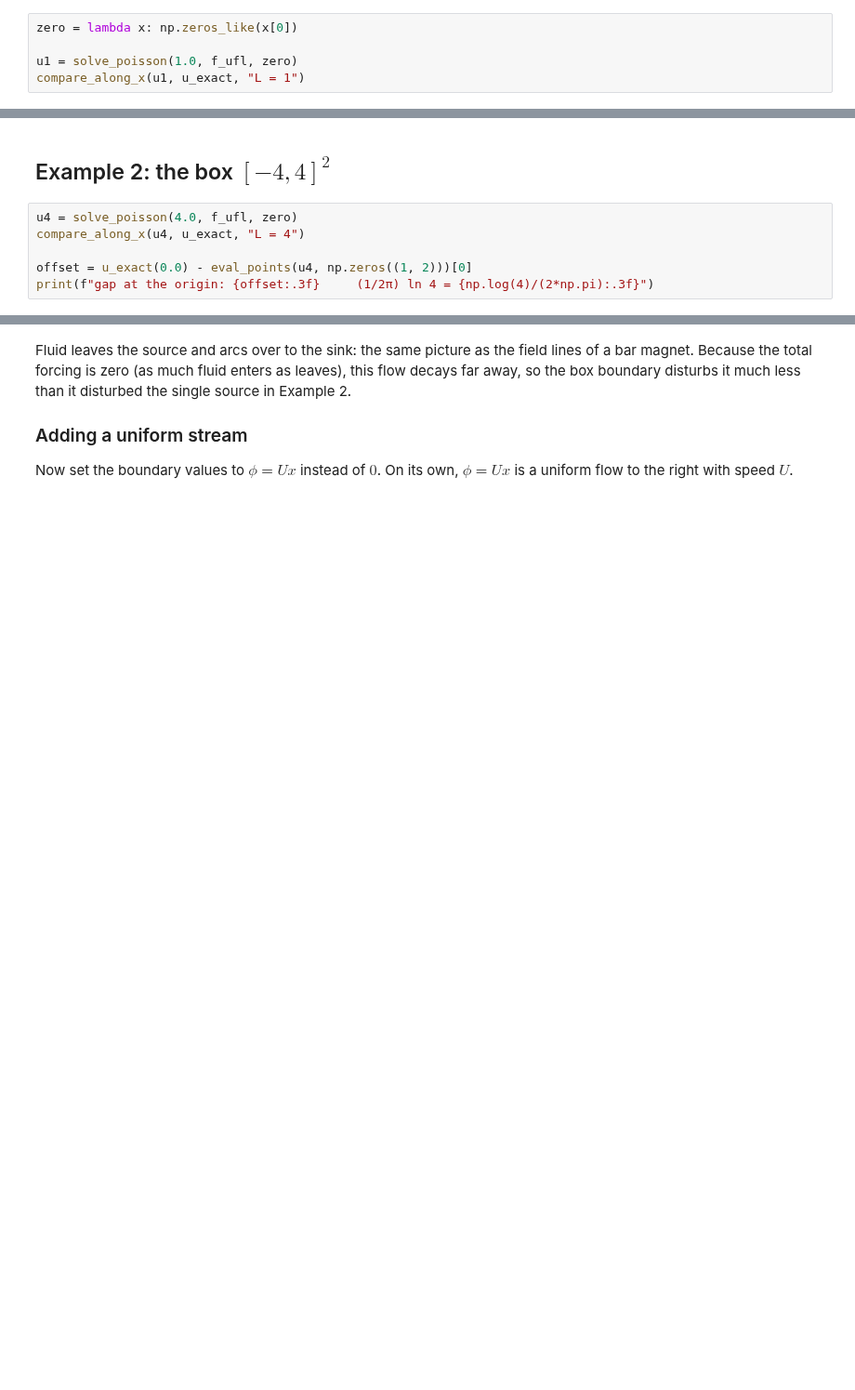
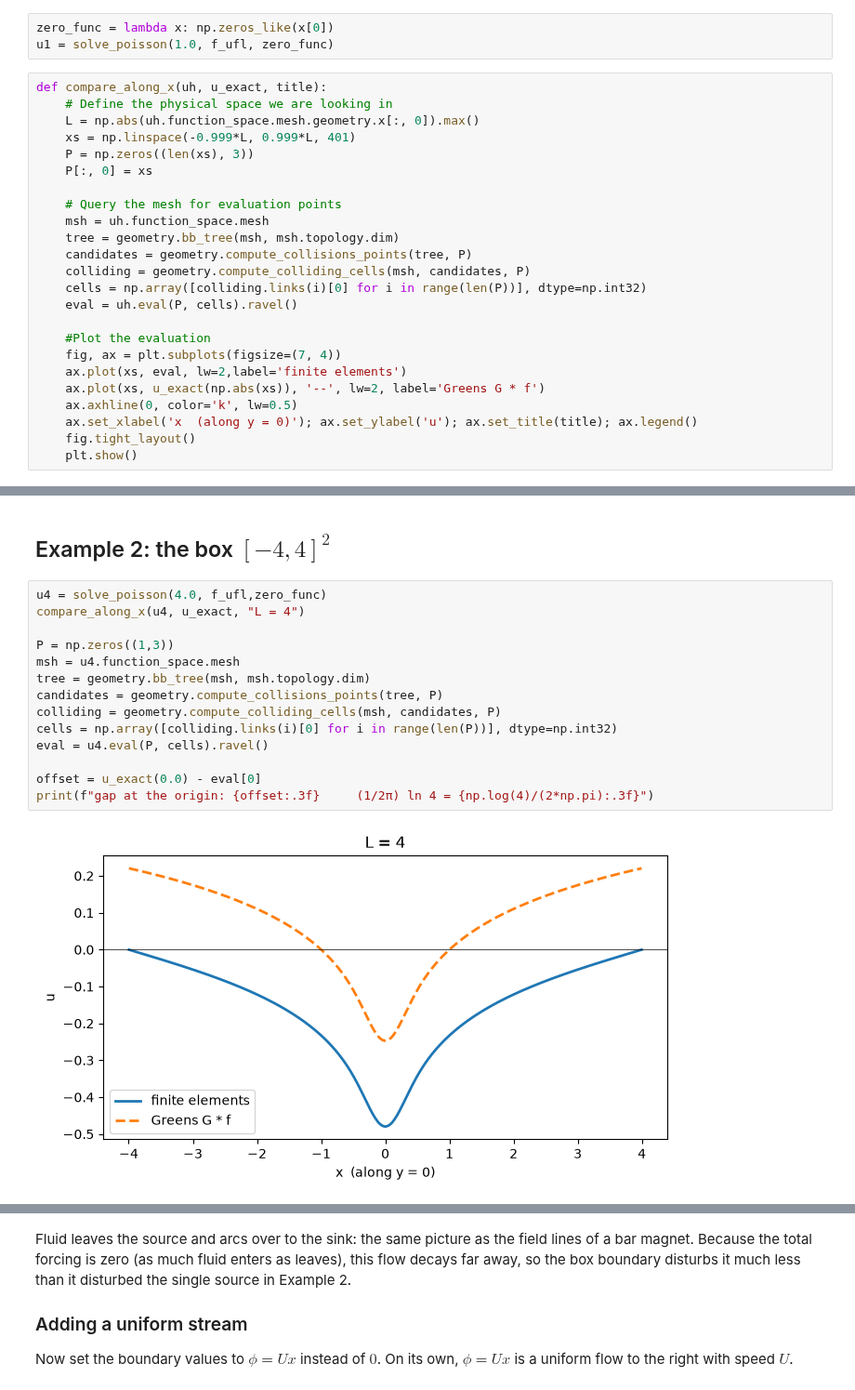
Before and after one commit to irmoore/CMOR_410-510, a Jupyter notebook: Greens_fem.ipynb, the cells around one changed output, grey strips where cells are left out. Shown at 93% size. Cells and saved outputs as stored; diff of their text form; blank space fills up the shorter version.

```diff
--- a/Greens_fem.ipynb
+++ b/Greens_fem.ipynb
@@ -99,7 +106,29 @@ def solve_poisson(L, f, boundary_value, cells_per_unit=40):
 # %% [markdown]
 ## Example 1: the box $[-1, 1]^2$
 # %%
-zero = lambda x: np.zeros_like(x[0])
-
-u1 = solve_poisson(1.0, f_ufl, zero)
-compare_along_x(u1, u_exact, "L = 1")
+zero_func = lambda x: np.zeros_like(x[0])
+u1 = solve_poisson(1.0, f_ufl, zero_func)
+# %%
+def compare_along_x(uh, u_exact, title):
+    # Define the physical space we are looking in
+    L = np.abs(uh.function_space.mesh.geometry.x[:, 0]).max()
+    xs = np.linspace(-0.999*L, 0.999*L, 401)
+    P = np.zeros((len(xs), 3))
+    P[:, 0] = xs
+
+    # Query the mesh for evaluation points
+    msh = uh.function_space.mesh
+    tree = geometry.bb_tree(msh, msh.topology.dim)
+    candidates = geometry.compute_collisions_points(tree, P)
+    colliding = geometry.compute_colliding_cells(msh, candidates, P)
+    cells = np.array([colliding.links(i)[0] for i in range(len(P))], dtype=np.int32)
+    eval = uh.eval(P, cells).ravel()
+
+    #Plot the evaluation
+    fig, ax = plt.subplots(figsize=(7, 4))
+    ax.plot(xs, eval, lw=2,label='finite elements')
+    ax.plot(xs, u_exact(np.abs(xs)), '--', lw=2, label='Greens G * f')
+    ax.axhline(0, color='k', lw=0.5)
+    ax.set_xlabel('x  (along y = 0)'); ax.set_ylabel('u'); ax.set_title(title); ax.legend()
+    fig.tight_layout()
+    plt.show()
@@ -112,8 +153,18 @@ No, this is a coincidence. Far from the source, $G * f \approx \frac{1}{2\pi}\ln
 # %% [markdown]
 ## Example 2: the box $[-4, 4]^2$
 # %%
-u4 = solve_poisson(4.0, f_ufl, zero)
+u4 = solve_poisson(4.0, f_ufl,zero_func)
 compare_along_x(u4, u_exact, "L = 4")
 
-offset = u_exact(0.0) - eval_points(u4, np.zeros((1, 2)))[0]
+P = np.zeros((1,3))
+msh = u4.function_space.mesh
+tree = geometry.bb_tree(msh, msh.topology.dim)
+candidates = geometry.compute_collisions_points(tree, P)
+colliding = geometry.compute_colliding_cells(msh, candidates, P)
+cells = np.array([colliding.links(i)[0] for i in range(len(P))], dtype=np.int32)
+eval = u4.eval(P, cells).ravel()
+
+offset = u_exact(0.0) - eval[0]
 print(f"gap at the origin: {offset:.3f}     (1/2π) ln 4 = {np.log(4)/(2*np.pi):.3f}")
+# %% [output]
+[figure, added]
```
Also changed, not shown: parts of 25 cells of this notebook, 1 other file.
